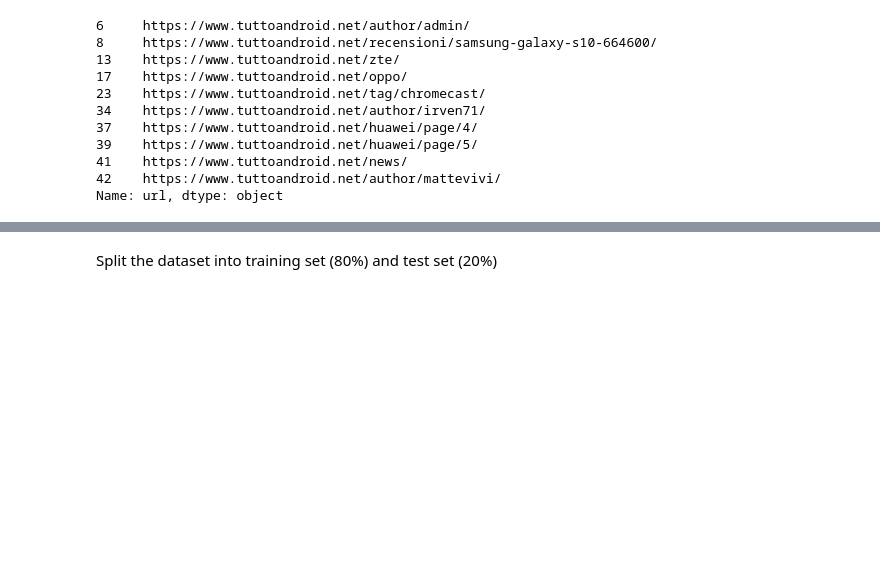
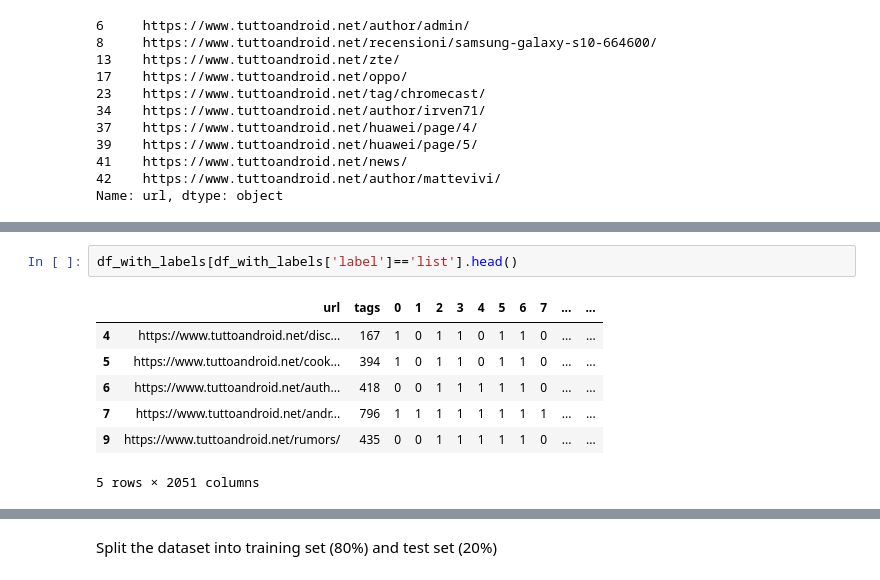
Before and after one commit to a-wars/AGIW_First_HW, a Jupyter notebook: notebooks/homework.ipynb, the cells around one changed output, grey strips where cells are left out. Cells and saved outputs as stored; diff of their text form; blank space fills up the shorter version.

```diff
--- a/notebooks/homework.ipynb
+++ b/notebooks/homework.ipynb
@@ -146,0 +272,10 @@ The second peak is instead associated to the pages that show the list of article
+# %%
+df_with_labels[df_with_labels['label']=='list'].head()
+# %% [output]
+|  | url | tags | 0 | 1 | 2 | 3 | 4 | 5 | 6 | 7 | ... | ... |
+| 4 | https://www.tuttoandroid.net/disc... | 167 | 1 | 0 | 1 | 1 | 0 | 1 | 1 | 0 | ... | ... |
+| 5 | https://www.tuttoandroid.net/cook... | 394 | 1 | 0 | 1 | 1 | 0 | 1 | 1 | 0 | ... | ... |
+| 6 | https://www.tuttoandroid.net/auth... | 418 | 0 | 0 | 1 | 1 | 1 | 1 | 1 | 0 | ... | ... |
+| 7 | https://www.tuttoandroid.net/andr... | 796 | 1 | 1 | 1 | 1 | 1 | 1 | 1 | 1 | ... | ... |
+| 9 | https://www.tuttoandroid.net/rumors/ | 435 | 0 | 0 | 1 | 1 | 1 | 1 | 1 | 0 | ... | ... |
+5 rows × 2051 columns
```
Also changed, not shown: parts of 45 cells of this notebook.
